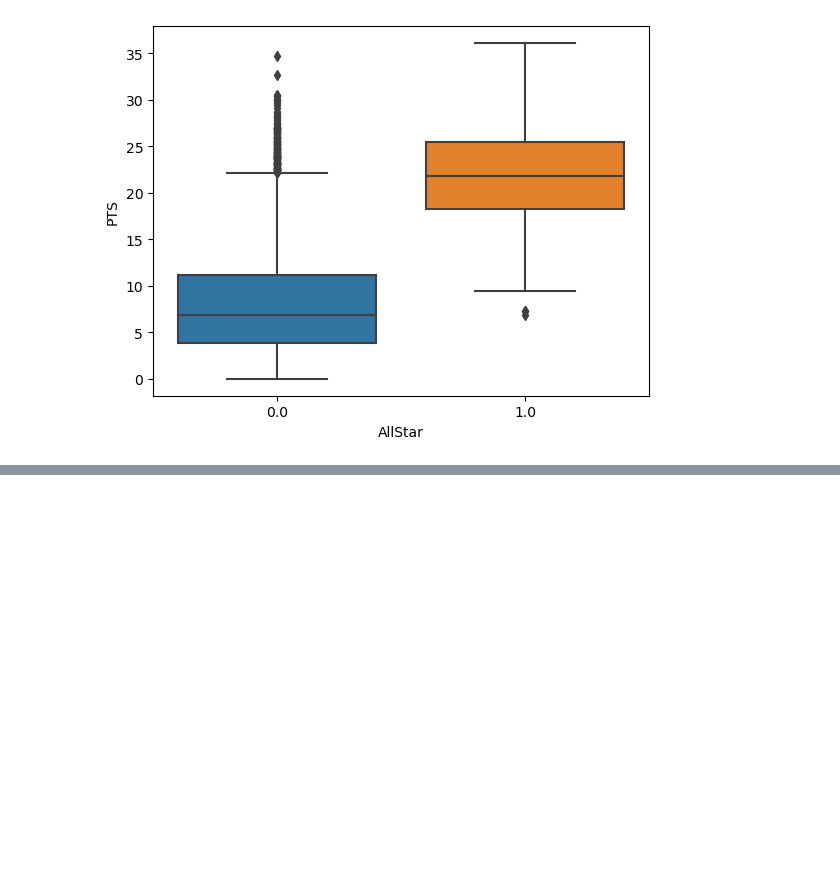
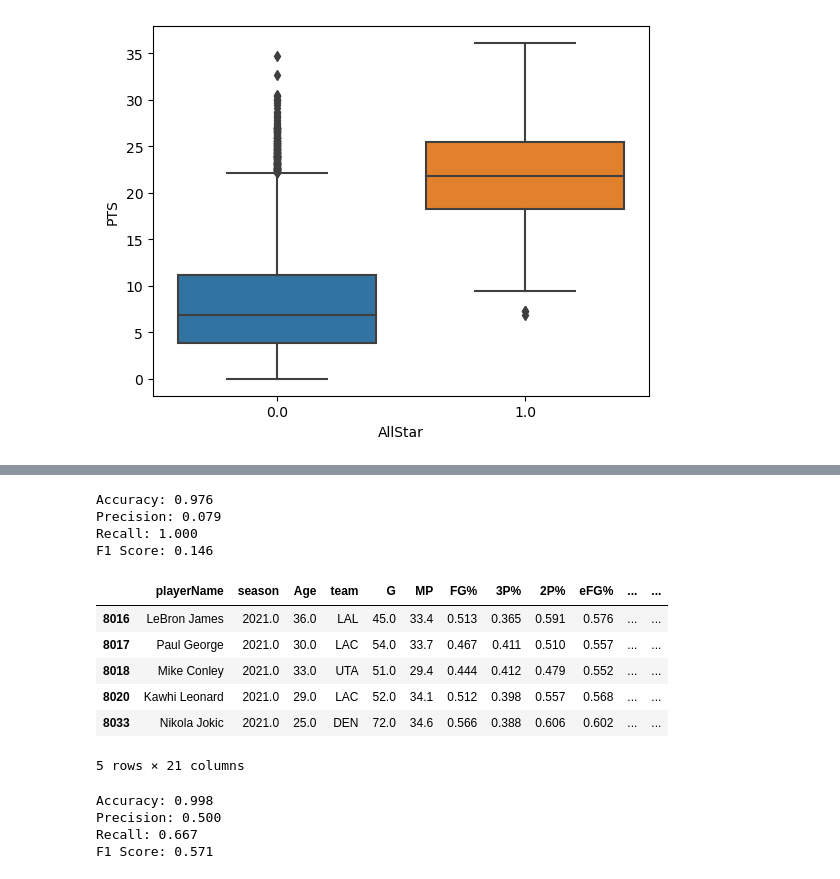
Before and after one commit to BenjaminCereda/nba-data-science-projects, a Jupyter notebook: NBA_Forecast_Project.ipynb, the cells around one changed output, grey strips where cells are left out. Saved outputs shown, nothing was run; the diff lists cells and outputs as text; code cells hidden in the pictures; blank space fills up the shorter version.

```diff
--- a/NBA_Forecast_Project.ipynb
+++ b/NBA_Forecast_Project.ipynb
@@ -277,3 +499,11 @@ sns.boxplot(data=player_stats, x="AllStar", y="PTS")
 # %%
-df_train = player_stats[player_stats.season.between(2000, 2015)]
-df_test = player_stats[player_stats.season.between(2016, 2023)]
+#define feature and target datasets
+cols_mvp = [c for c in columns if c != 'Rank']
+
+#for the classification approach, we limit the column Rank to two classes, MVP and non-MVP
+X_mvp_clf = df_train.loc[df_train.Rank.isin([0,1]), cols_mvp]
+y_mvp_clf = df_train.loc[df_train.Rank.isin([0,1]),'Rank'].astype('int')
+
+#for the regression approach, we leave df_train untouched, only limiting columns
+X_mvp_reg = df_train[cols_mvp]
+y_mvp_reg = df_train.Rank.astype('int')
@@ -431,0 +517,63 @@ score_evolution_plot(correct, ['Log_Prediction', 'XGB_Prediction', 'Tree_Predict
+# %%
+df_score = df_test.loc[df_test.Rank.isin([0,1])]
+
+#fit naive Bayes
+model_nb = GaussianNB().fit(X_mvp_clf, y_mvp_clf)
+
+#make predictions on test set
+y_pred = model_nb.predict(df_score[cols_mvp])
+
+#compute key metrics
+accuracy = accuracy_score(df_score['Rank'], y_pred)
+precision = precision_score(df_score['Rank'], y_pred)
+recall = recall_score(df_score['Rank'], y_pred)
+f1 = f1_score(df_score['Rank'], y_pred)
+
+#print results
+print(f"Accuracy: {accuracy:.3f}")
+print(f"Precision: {precision:.3f}")
+print(f"Recall: {recall:.3f}")
+print(f"F1 Score: {f1:.3f}")
+# %% [output]
+Accuracy: 0.976
+Precision: 0.079
+Recall: 1.000
+F1 Score: 0.146
+# %%
+#show player predictions
+df_test_clf = df_test[df_test.Rank.isin([0,1])]
+df_test_clf.loc[:,['NB_pred']] = y_pred
+#as number of false positives is quite large, we limit the number of rows to 10
+df_test_clf[(df_test_clf.Rank == 1) | (df_test_clf.NB_pred == 1)].head(10)
+# %% [output]
+|  | playerName | season | Age | team | G | MP | FG% | 3P% | 2P% | eFG% | ... | ... |
+| 8016 | LeBron James | 2021.0 | 36.0 | LAL | 45.0 | 33.4 | 0.513 | 0.365 | 0.591 | 0.576 | ... | ... |
+| 8017 | Paul George | 2021.0 | 30.0 | LAC | 54.0 | 33.7 | 0.467 | 0.411 | 0.510 | 0.557 | ... | ... |
+| 8018 | Mike Conley | 2021.0 | 33.0 | UTA | 51.0 | 29.4 | 0.444 | 0.412 | 0.479 | 0.552 | ... | ... |
+| 8020 | Kawhi Leonard | 2021.0 | 29.0 | LAC | 52.0 | 34.1 | 0.512 | 0.398 | 0.557 | 0.568 | ... | ... |
+| 8033 | Nikola Jokic | 2021.0 | 25.0 | DEN | 72.0 | 34.6 | 0.566 | 0.388 | 0.606 | 0.602 | ... | ... |
+5 rows × 21 columns
+# %%
+#fit random forest
+clf = RandomForestClassifier(max_depth=10)
+clf.fit(X_mvp_clf, y_mvp_clf)
+
+#make predictions on test set
+y_pred = clf.predict(df_score[cols_mvp])
+
+#compute key metrics
+accuracy = accuracy_score(df_score['Rank'], y_pred)
+precision = precision_score(df_score['Rank'], y_pred)
+recall = recall_score(df_score['Rank'], y_pred)
+f1 = f1_score(df_score['Rank'], y_pred)
+
+#print results
+print(f"Accuracy: {accuracy:.3f}")
+print(f"Precision: {precision:.3f}")
+print(f"Recall: {recall:.3f}")
+print(f"F1 Score: {f1:.3f}")
+# %% [output]
+Accuracy: 0.998
+Precision: 0.500
+Recall: 0.667
+F1 Score: 0.571
```
Also changed, not shown: parts of 43 cells of this notebook, 13 other files.
